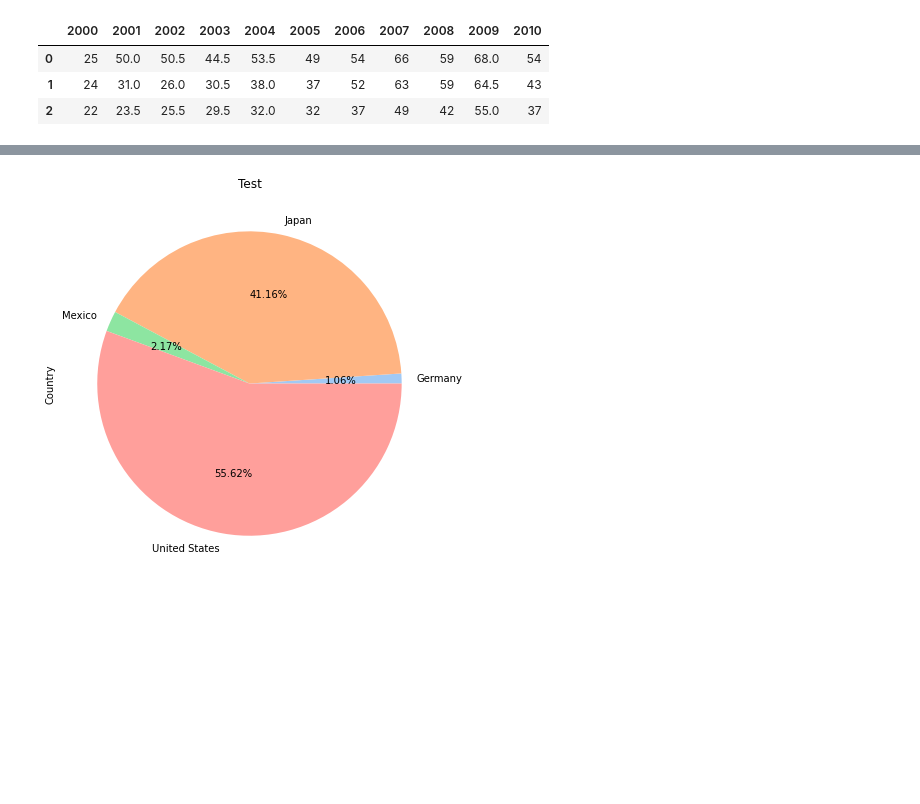
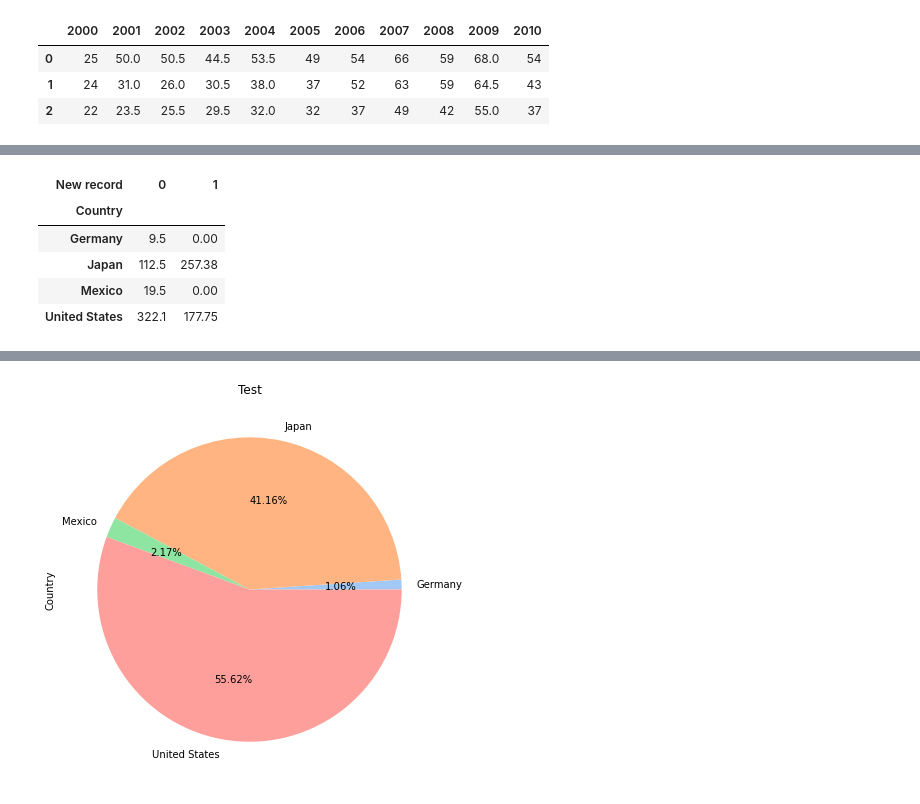
Before and after one commit to samantoz/dsc640-data_presentation, a Jupyter notebook: notebook/week1.ipynb, the cells around one changed output, grey strips where cells are left out. Saved outputs shown, nothing was run; the diff lists cells and outputs as text; code cells hidden in the pictures; blank space fills up the shorter version.

```diff
--- a/notebook/week1.ipynb
+++ b/notebook/week1.ipynb
@@ -84,0 +58,13 @@ plt.set_titles("Python Bar Chart")
+# %%
+# Stacked bar chart
+
+# agg_country_yr = hotdog_contest_winner_df.groupby(['Country','Year'])['Dogs eaten'].sum().unstack().fillna(0)
+agg_country_yr = hotdog_contest_winner_df.groupby(['Country','New record'])['Dogs eaten'].sum().unstack().fillna(0)
+agg_country_yr
+# %% [output]
+| New record | 0 | 1 |
+| Country |  |  |
+| Germany | 9.5 | 0.00 |
+| Japan | 112.5 | 257.38 |
+| Mexico | 19.5 | 0.00 |
+| United States | 322.1 | 177.75 |
```
Also changed, not shown: parts of 8 cells of this notebook, 1 other file.
